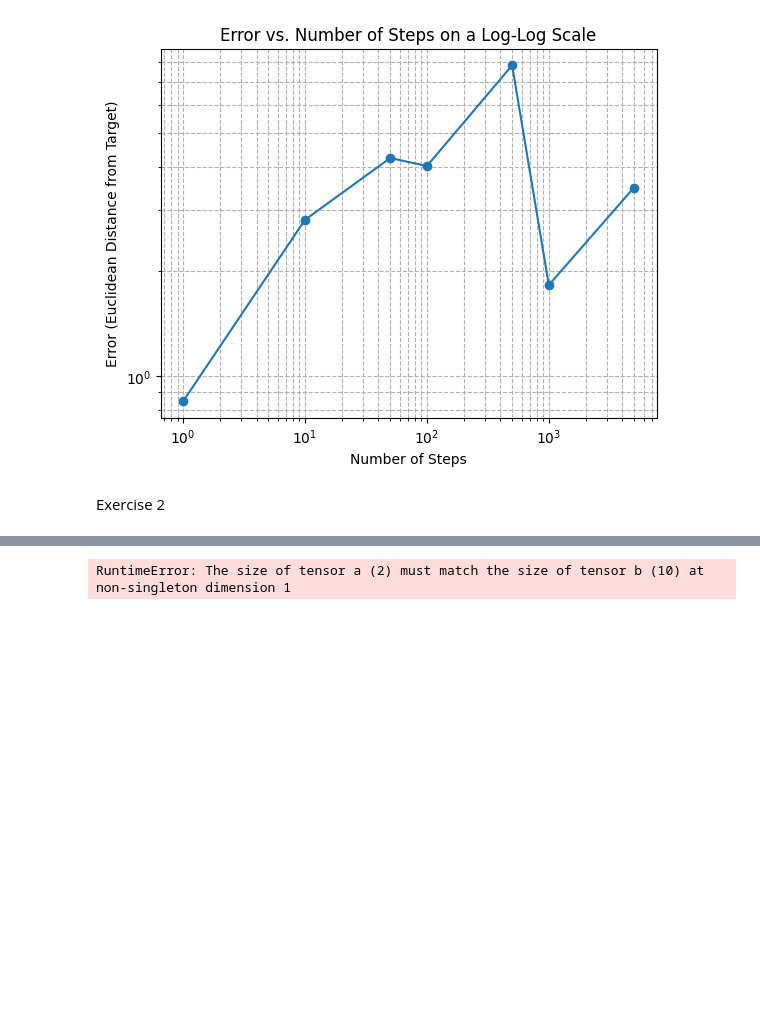
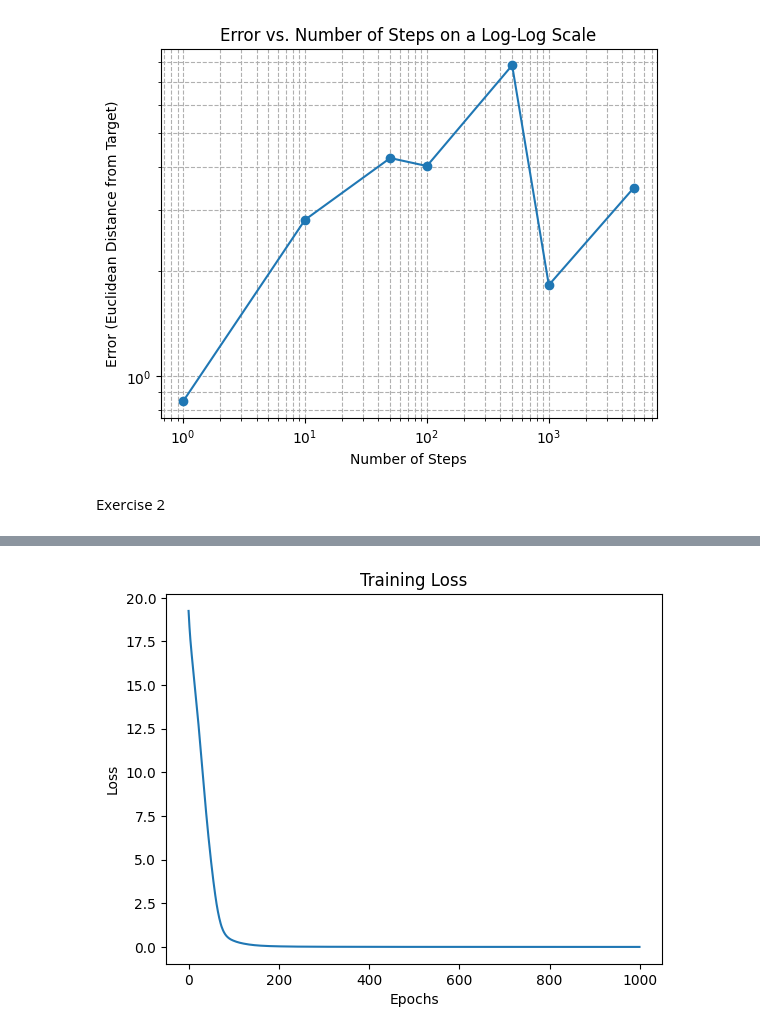
Before and after one commit to fmcknight/SCDAA, a Jupyter notebook: report.ipynb, the cells around one changed output, grey strips where cells are left out. Cells and saved outputs as stored; diff of their text form; code cells hidden in the pictures; blank space fills up the shorter version.

```diff
--- a/report.ipynb
+++ b/report.ipynb
@@ -286,8 +285,8 @@ def train_ffn_net(net_ffn, t_train, x_train, epochs=1000, lr=0.001):
 
     for epoch in range(epochs):
         optimizer.zero_grad()
-        v_pred = net_ffn(torch.cat((t_train.unsqueeze(1), x_train), dim=1))  # Predict value function
-        loss = nn.MSELoss(v_pred, lqr_system.markov_control(t_train, x_train))  # Compute loss
+        a_pred = net_ffn(torch.cat((t_train.unsqueeze(1), x_train), dim=1))  # Predict markov control
+        loss = loss = nn.MSELoss()(a_pred, lqr_system.markov_control(t_train, x_train))
         loss.backward()
         optimizer.step()
         losses.append(loss.item())
@@ -301,7 +300,7 @@ def train_ffn_net(net_ffn, t_train, x_train, epochs=1000, lr=0.001):
 T = 10
 num_samples = 10
 t_train, x_train = generate_training_data(T, num_samples)
-print(lqr_system.value_function(t_train, x_train))
+print(lqr_system.markov_control(t_train, x_train))
 
 # Define the sizes for the FFN network
 sizes = [3, 100, 100, 2]  # Input size is 3 (time + 2 coordinates), 2 hidden layers of size 100, output size is 2
@@ -324 +341 @@ tensor([19.8646, 36.1335, 21.2659, 10.6295, 10.6295, 10.6295, 10.6295, 21.5352,
-RuntimeError: The size of tensor a (2) must match the size of tensor b (10) at non-singleton dimension 1
+[figure, added]
```
Also changed, not shown: parts of 4 cells of this notebook.
